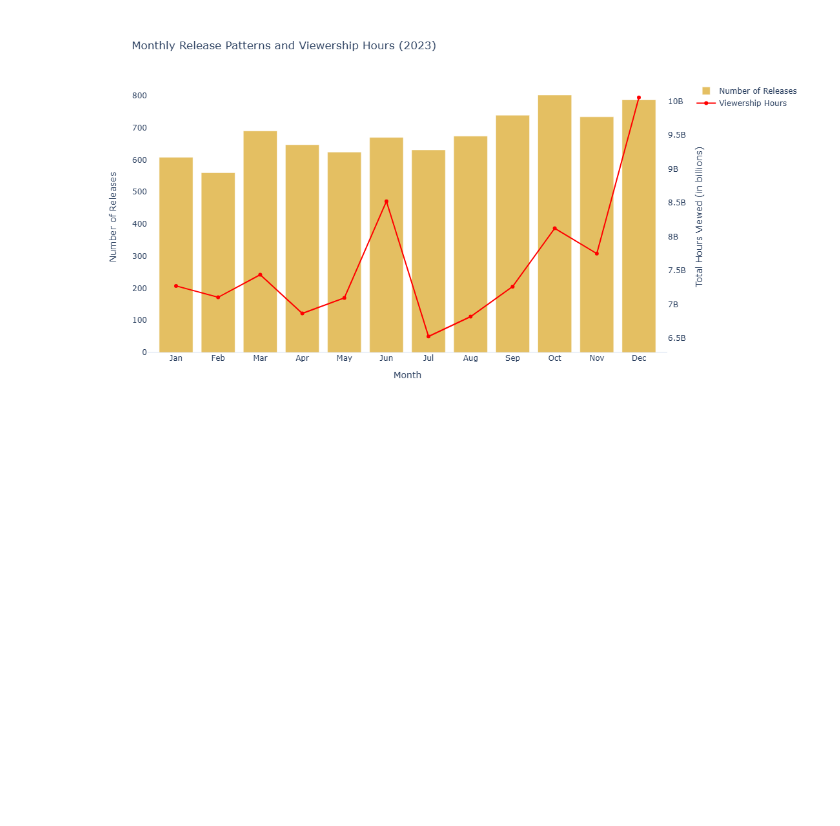
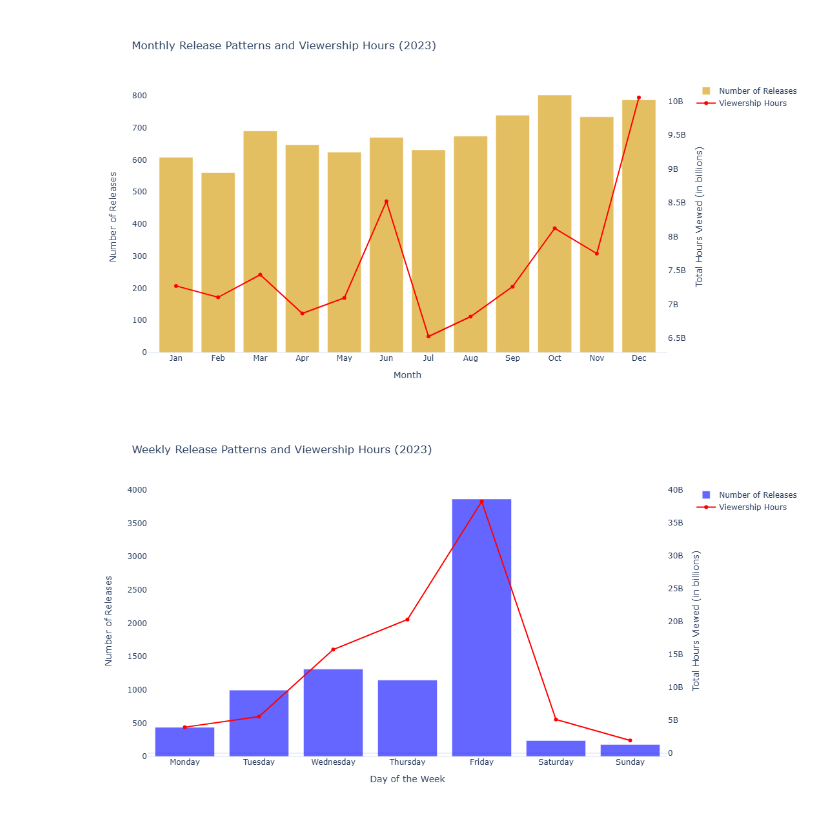
Before and after one commit to Unnathi-Ub/Netflix-Content-Strategy-Analysis-with-Python, a Jupyter notebook: Netflix-Content-Strategy-Analysis-with-Python.ipynb, the cells around one changed output. Drawn from its saved outputs; the diff is of its cells as text; code cells hidden in the pictures; blank space fills up the shorter version.

```diff
--- a/Netflix-Content-Strategy-Analysis-with-Python.ipynb
+++ b/Netflix-Content-Strategy-Analysis-with-Python.ipynb
@@ -468,3 +468,72 @@ fig.show()
 # While the number of releases is relatively steady throughout the year, viewership hours experience a sharp increase in June and a significant
 # rise in December, despite a stable release count. This indicates
 # that viewership is not solely dependent on the number of releases but influenced by the timing and appeal of specific content during these months.
+# %%
+# Next, let’s explore whether Netflix has a preference for releasing content on specific weekdays and how this influences viewership patterns
+df['Release Day'] = df['Release Date'].dt.day_name()
+
+weekday_releases = df['Release Day'].value_counts().reindex(
+    ['Monday', 'Tuesday', 'Wednesday', 'Thursday', 'Friday', 'Saturday', 'Sunday']
+)
+
+# aggregate viewership hours by day of the week
+weekday_viewership = df.groupby('Release Day')['Hours Viewed'].sum().reindex(
+    ['Monday', 'Tuesday', 'Wednesday', 'Thursday', 'Friday', 'Saturday', 'Sunday']
+)
+
+fig = go.Figure()
+
+fig.add_trace(
+    go.Bar(
+        x=weekday_releases.index,
+        y=weekday_releases.values,
+        name='Number of Releases',
+        marker_color='blue',
+        opacity=0.6,
+        yaxis='y1'
+    )
+)
+
+fig.add_trace(
+    go.Scatter(
+        x=weekday_viewership.index,
+        y=weekday_viewership.values,
+        name='Viewership Hours',
+        mode='lines+markers',
+        marker=dict(color='red'),
+        line=dict(color='red'),
+        yaxis='y2'
+    )
+)
+
+fig.update_layout(
+    title='Weekly Release Patterns and Viewership Hours (2023)',
+    xaxis=dict(
+        title='Day of the Week',
+        categoryorder='array',
+        categoryarray=['Monday', 'Tuesday', 'Wednesday', 'Thursday', 'Friday', 'Saturday', 'Sunday']
+    ),
+    yaxis=dict(
+        title='Number of Releases',
+        showgrid=False,
+        side='left'
+    ),
+    yaxis2=dict(
+        title='Total Hours Viewed (in billions)',
+        overlaying='y',
+        side='right',
+        showgrid=False
+    ),
+    legend=dict(
+        x=1.05,
+        y=1,
+        orientation='v',
+        xanchor='left'
+    ),
+    height=600,
+    width=1000
+)
+
+fig.show()
+# %% [output]
+[figure, added]
```
Also changed, not shown: parts of 2 cells of this notebook.
